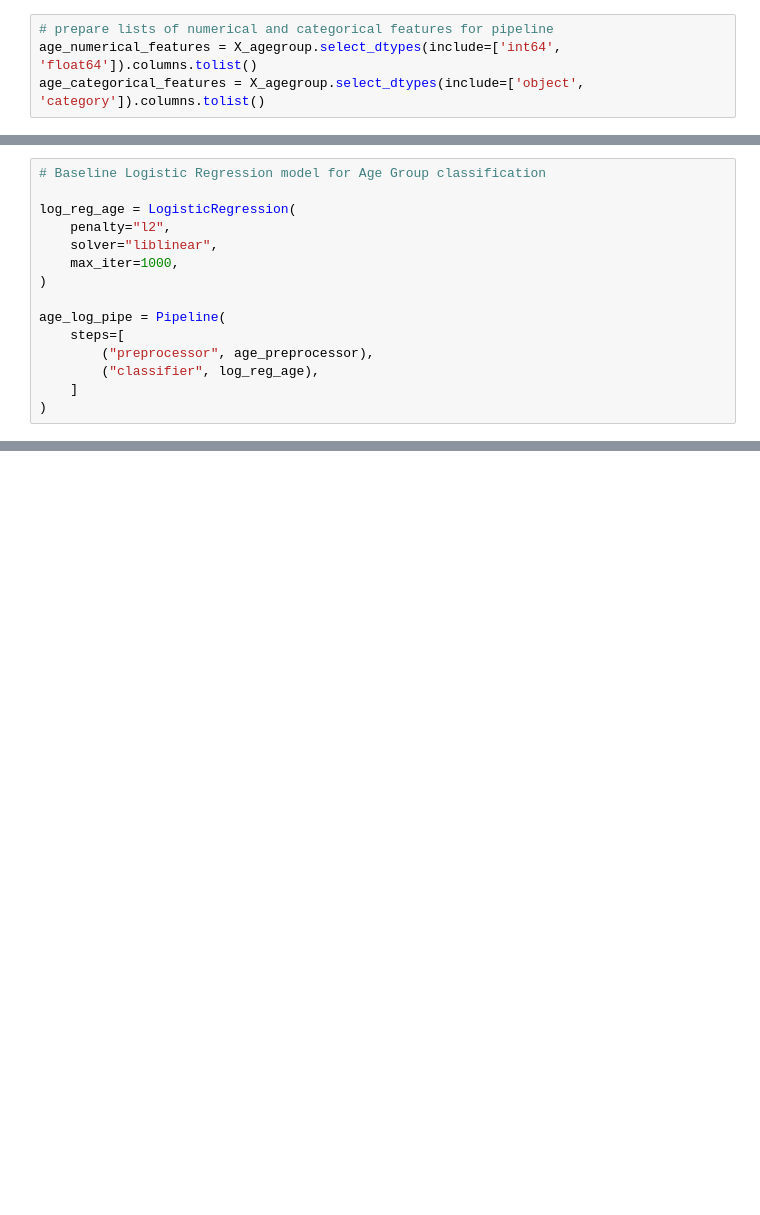
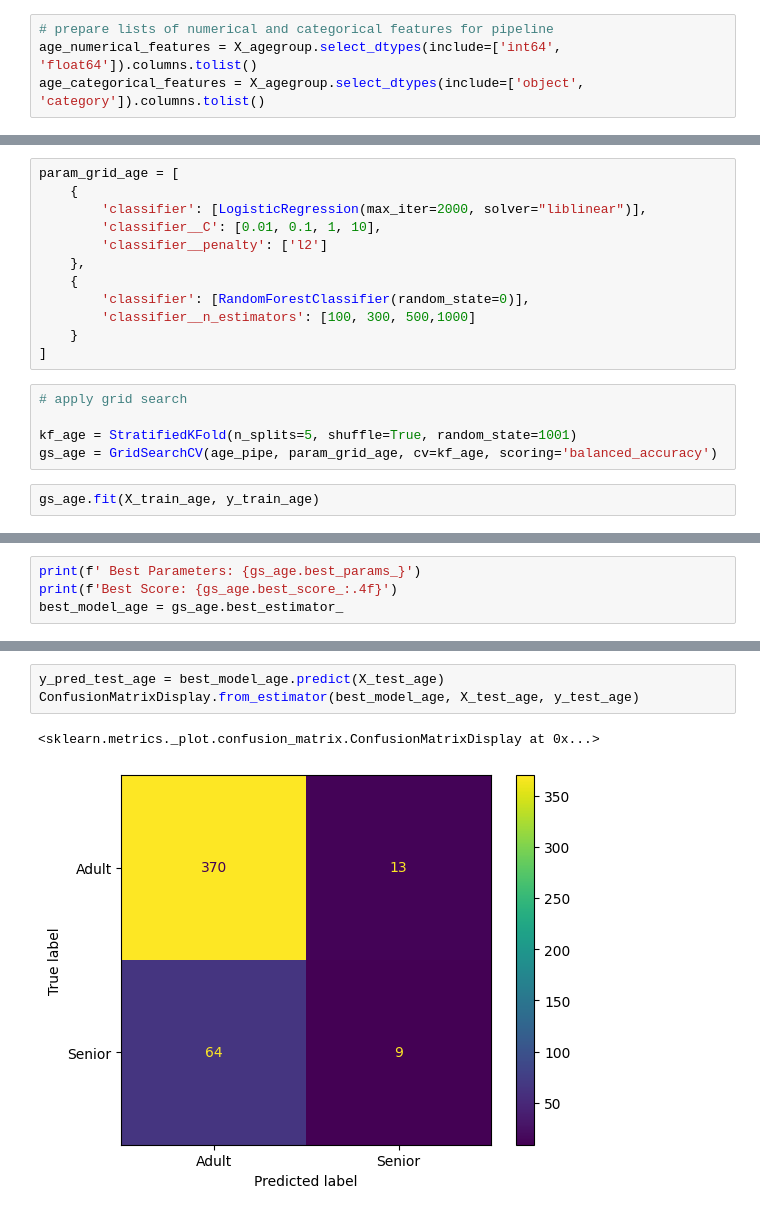
Before and after one commit to bpickett14/MATH3310_FA_2025_FP1_G01_PICKETT_CARDONA, a Jupyter notebook: notebooks/Final.ipynb, the cells around one changed output, grey strips where cells are left out. Drawn from its saved outputs; the diff is of its cells as text; blank space fills up the shorter version.

```diff
--- a/notebooks/Final.ipynb
+++ b/notebooks/Final.ipynb
@@ -210,15 +321,19 @@ age_preprocessor
+# %%
+param_grid_age = [
+    {
+        'classifier': [LogisticRegression(max_iter=2000, solver="liblinear")],
+        'classifier__C': [0.01, 0.1, 1, 10],
+        'classifier__penalty': ['l2']
+    },
+    {
+        'classifier': [RandomForestClassifier(random_state=0)],
+        'classifier__n_estimators': [100, 300, 500,1000]
+    }
+]
+# %%
+# apply grid search
+
+kf_age = StratifiedKFold(n_splits=5, shuffle=True, random_state=1001)
+gs_age = GridSearchCV(age_pipe, param_grid_age, cv=kf_age, scoring='balanced_accuracy')
 # %%
-# Baseline Logistic Regression model for Age Group classification
-
-log_reg_age = LogisticRegression(
-    penalty="l2",
-    solver="liblinear",
-    max_iter=1000,
-)
-
-age_log_pipe = Pipeline(
-    steps=[
-        ("preprocessor", age_preprocessor),
-        ("classifier", log_reg_age),
-    ]
-)
+gs_age.fit(X_train_age, y_train_age)
@@ -230,0 +358,4 @@ importance = result.importances_mean
+# %%
+print(f' Best Parameters: {gs_age.best_params_}')
+print(f'Best Score: {gs_age.best_score_:.4f}')
+best_model_age = gs_age.best_estimator_
@@ -230,0 +381,6 @@ importance = result.importances_mean
+# %%
+y_pred_test_age = best_model_age.predict(X_test_age)
+ConfusionMatrixDisplay.from_estimator(best_model_age, X_test_age, y_test_age)
+# %% [output]
+<sklearn.metrics._plot.confusion_matrix.ConfusionMatrixDisplay at 0x...>
+[figure, added]
```
Also changed, not shown: parts of 22 cells of this notebook.
